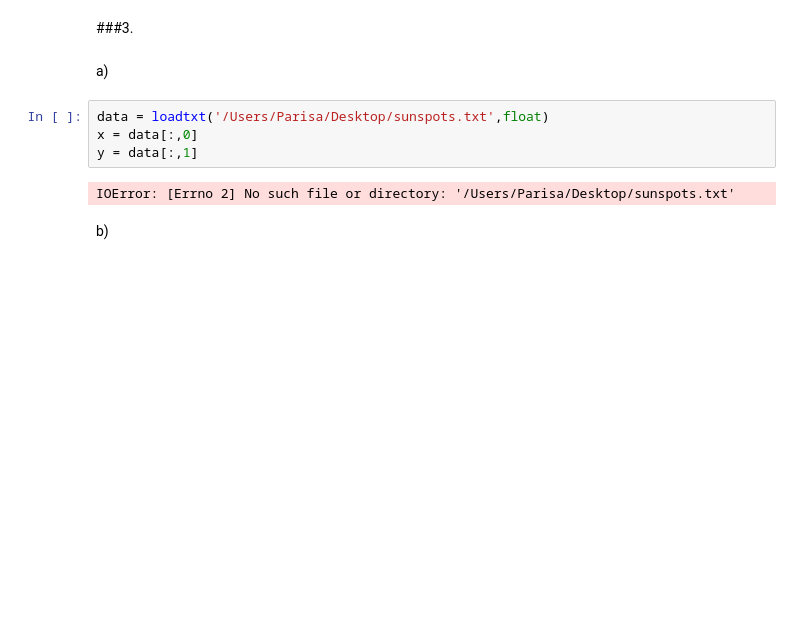
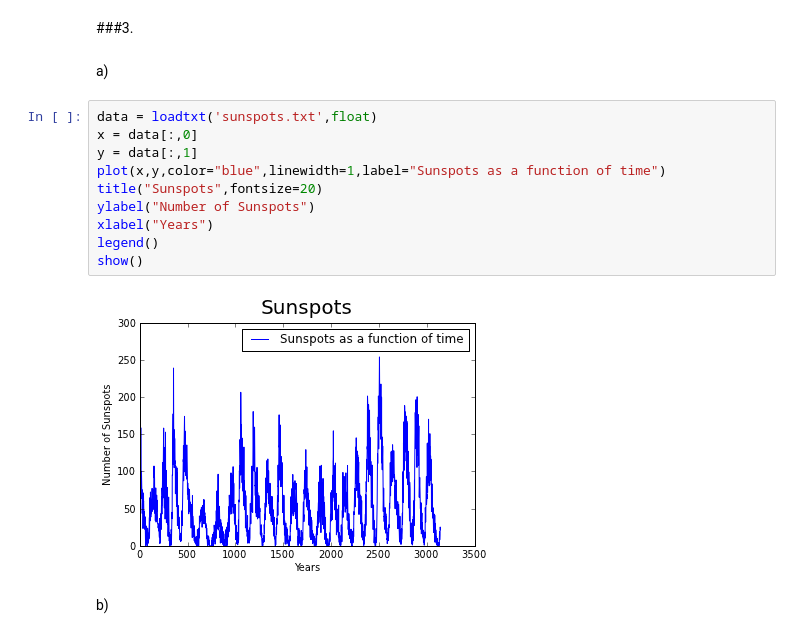
Before and after one commit to psalehsa/PHYS202-S13, a Jupyter notebook: Week3/GraphicsEx2.ipynb, the cells around one changed output. Drawn from its saved outputs; the diff is of its cells as text; blank space fills up the shorter version.

Commit message:
Graphics Ex2 unfinished

```diff
--- a/Week3/GraphicsEx2.ipynb
+++ b/Week3/GraphicsEx2.ipynb
@@ -62,12 +62,18 @@ grid(True)
 ###3.
 # %% [markdown]
 a)
-# %%
-data = loadtxt('/Users/Parisa/Desktop/sunspots.txt',float)
-x = data[:,0]
-y = data[:,1]
-# %% [output]
-IOError: [Errno 2] No such file or directory: '/Users/Parisa/Desktop/sunspots.txt'
+# %%
+data = loadtxt('sunspots.txt',float)
+x = data[:,0]
+y = data[:,1]
+plot(x,y,color="blue",linewidth=1,label="Sunspots as a function of time")
+title("Sunspots",fontsize=20)
+ylabel("Number of Sunspots")
+xlabel("Years")
+legend()
+show()
+# %% [output]
+[figure, added]
 # %% [markdown]
 b)
 # %% [markdown]
```
Also changed, not shown: parts of 5 cells of this notebook, 2 other files.
